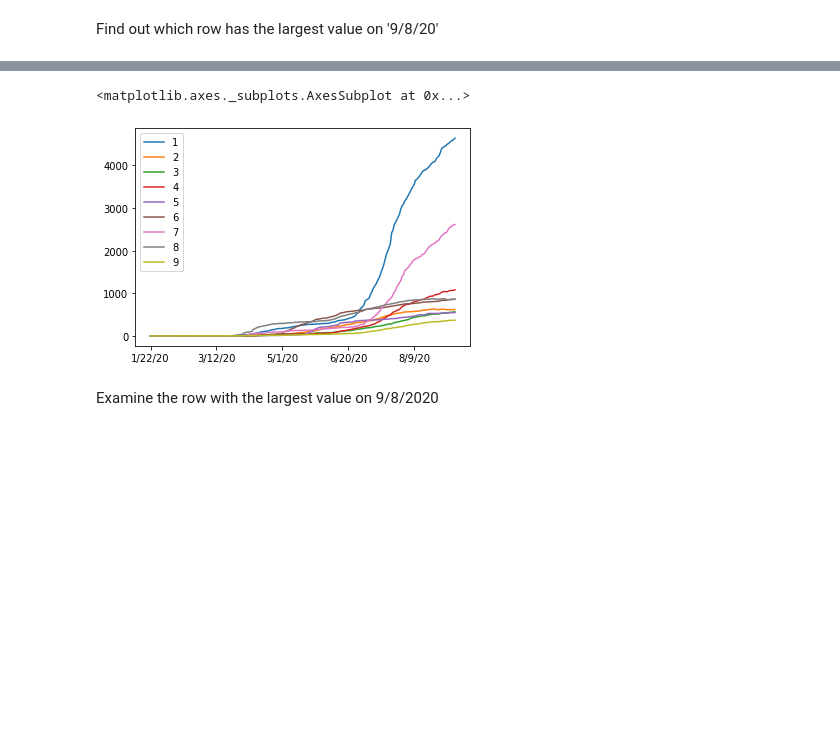
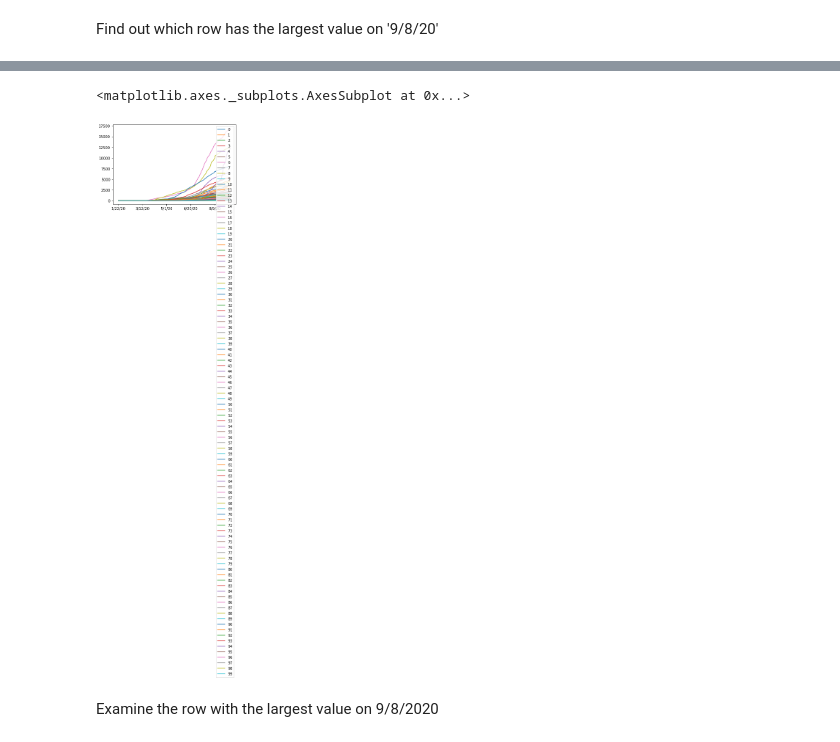
Before and after one commit to hongqin/Python-CoLab-bootcamp, a Jupyter notebook: PD_demo_jhu_covid19.ipynb, the cells around one changed output, grey strips where cells are left out. Drawn from its saved outputs; the diff is of its cells as text; code cells hidden in the pictures; blank space fills up the shorter version.

```diff
--- a/PD_demo_jhu_covid19.ipynb
+++ b/PD_demo_jhu_covid19.ipynb
@@ -148,13 +130,13 @@ Name: 213, Length: 232, dtype: object
 <matplotlib.axes._subplots.AxesSubplot at 0x...>
 [figure]
 # %%
-UScases = df1.iloc[1:10, 11:].transpose()
+UScases = df1.iloc[0:100, 11:].transpose()
 #df1b = df1.groupby(['Province_State'])
 #df1b.head()
 UScases.plot()
 # %% [output]
 <matplotlib.axes._subplots.AxesSubplot at 0x...>
-[figure, old version]
+[figure, new version]
 # %% [markdown]
 Examine the row with the largest value on 9/8/2020
 # %%
```
Also changed, not shown: parts of 27 cells of this notebook.
